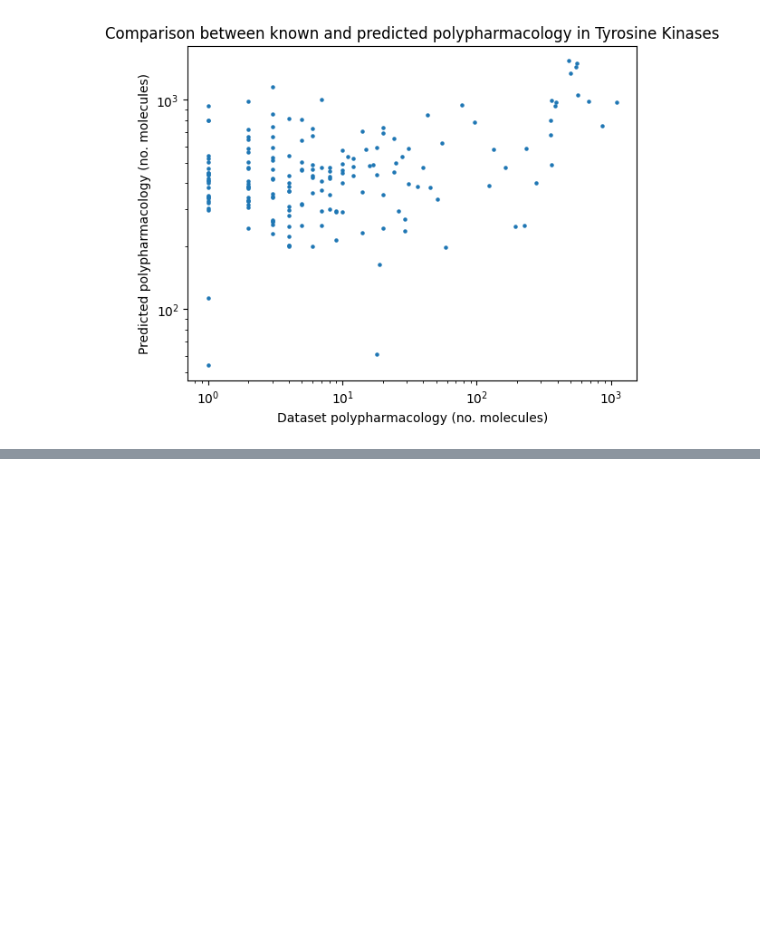
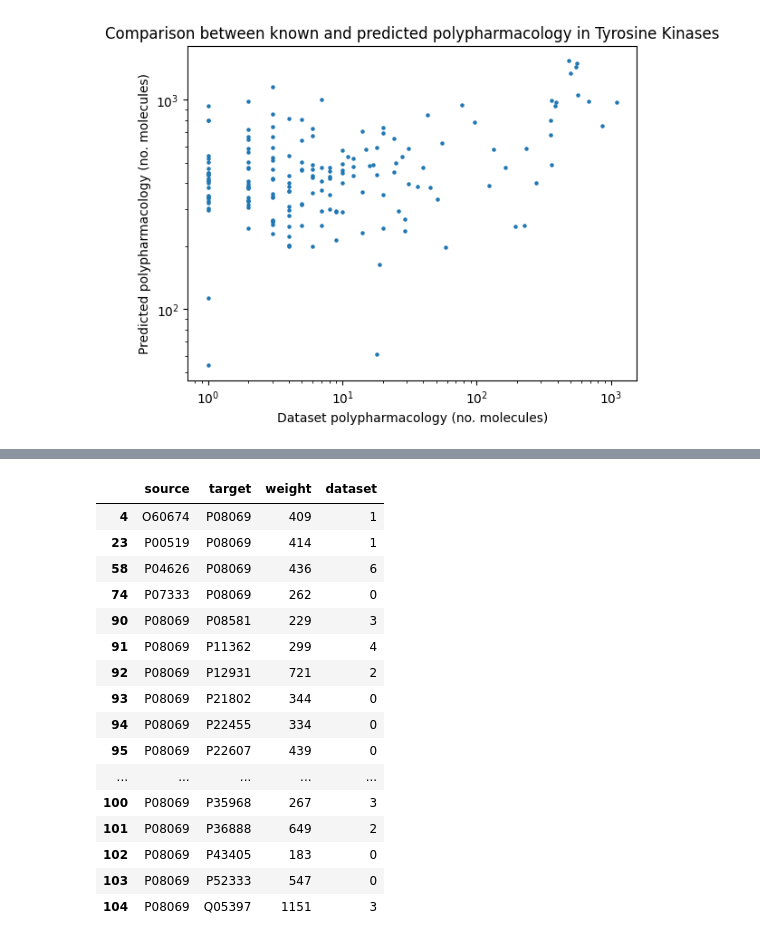
Before and after one commit to thijmenwroos/ppk, a Jupyter notebook: test_kin/rf_st_rges.ipynb, the cells around one changed output, grey strips where cells are left out. Saved outputs shown, nothing was run; the diff lists cells and outputs as text; code cells hidden in the pictures; blank space fills up the shorter version.

```diff
--- a/test_kin/rf_st_rges.ipynb
+++ b/test_kin/rf_st_rges.ipynb
@@ -762,0 +910,21 @@ plt.show()
+# %%
+df_IGF1R = df_chord[(df_chord['source'] == 'P08069') | (df_chord['target'] == 'P08069')]
+display(df_IGF1R)
+# %% [output]
+|  | source | target | weight | dataset |
+| 4 | O60674 | P08069 | 409 | 1 |
+| 23 | P00519 | P08069 | 414 | 1 |
+| 58 | P04626 | P08069 | 436 | 6 |
+| 74 | P07333 | P08069 | 262 | 0 |
+| 90 | P08069 | P08581 | 229 | 3 |
+| 91 | P08069 | P11362 | 299 | 4 |
+| 92 | P08069 | P12931 | 721 | 2 |
+| 93 | P08069 | P21802 | 344 | 0 |
+| 94 | P08069 | P22455 | 334 | 0 |
+| 95 | P08069 | P22607 | 439 | 0 |
+| ... | ... | ... | ... | ... |
+| 100 | P08069 | P35968 | 267 | 3 |
+| 101 | P08069 | P36888 | 649 | 2 |
+| 102 | P08069 | P43405 | 183 | 0 |
+| 103 | P08069 | P52333 | 547 | 0 |
+| 104 | P08069 | Q05397 | 1151 | 3 |
```
Also changed, not shown: parts of 8 cells of this notebook.
